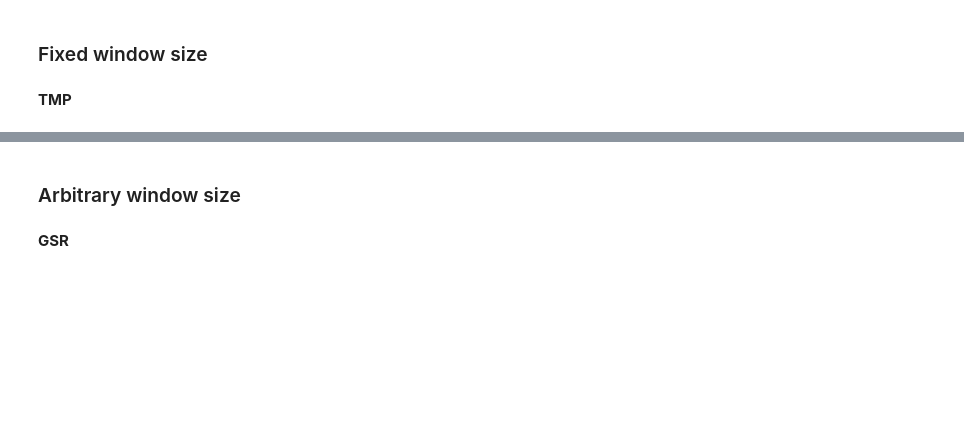
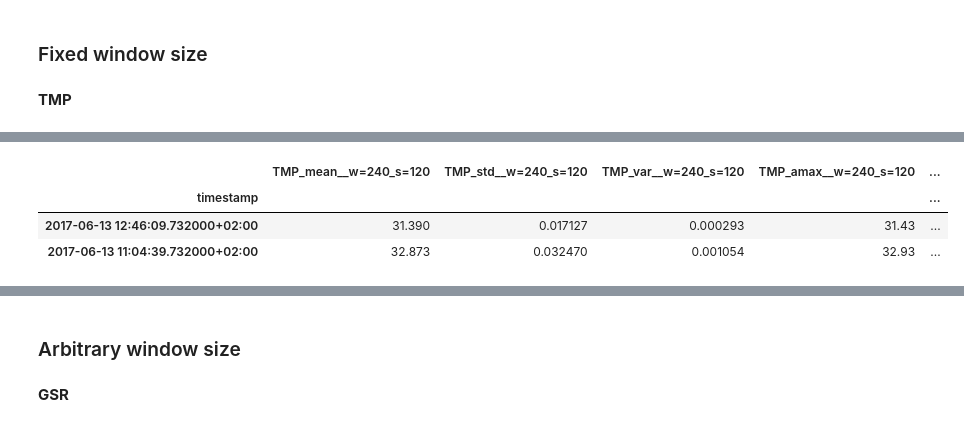
Before and after one commit to predict-idlab/tsflex, a Jupyter notebook: example.ipynb, the cells around one changed output, grey strips where cells are left out. Drawn from its saved outputs; the diff is of its cells as text; code cells hidden in the pictures; blank space fills up the shorter version.

```diff
--- a/example.ipynb
+++ b/example.ipynb
@@ -113,7 +164,13 @@ segment_funcs = [np.mean, np.std, np.var, np.max, np.min, ss.skew, ss.kurtosis,
 fs_tmp = 4
 tmp_win_size = 60 * fs_tmp
 tmp_stride_size = 30 * fs_tmp
-tmp_feat_extr = NumpyFeatureCalculationRegistry(
-    [NumpyFeatureCalculation(win_size=tmp_win_size, stride=tmp_stride_size, func=f) for f in segment_funcs])
+tmp_feat_extr = FeatureCollection(
+    [
+        FeatureDescriptor(
+            key="TMP", window=tmp_win_size, stride=tmp_stride_size, function=f
+        )
+        for f in segment_funcs
+    ]
+)
 tmp_feat_extr
 # %% [output]
@@ -143,0 +190,4 @@ dict_keys([(240, 120)])
+# %%
+%%time
+tmp_feat_extr.calculate(df_tmp, merge_dfs=True).sample(2)
+# %% [output]
@@ -143,0 +196,4 @@ dict_keys([(240, 120)])
+|  | TMP_mean__w=240_s=120 | TMP_std__w=240_s=120 | TMP_var__w=240_s=120 | TMP_amax__w=240_s=120 | ... |
+| timestamp |  |  |  |  | ... |
+| 2017-06-13 12:46:09.732000+02:00 | 31.390 | 0.017127 | 0.000293 | 31.43 | ... |
+| 2017-06-13 11:04:39.732000+02:00 | 32.873 | 0.032470 | 0.001054 | 32.93 | ... |
```
Also changed, not shown: parts of 27 cells of this notebook.
